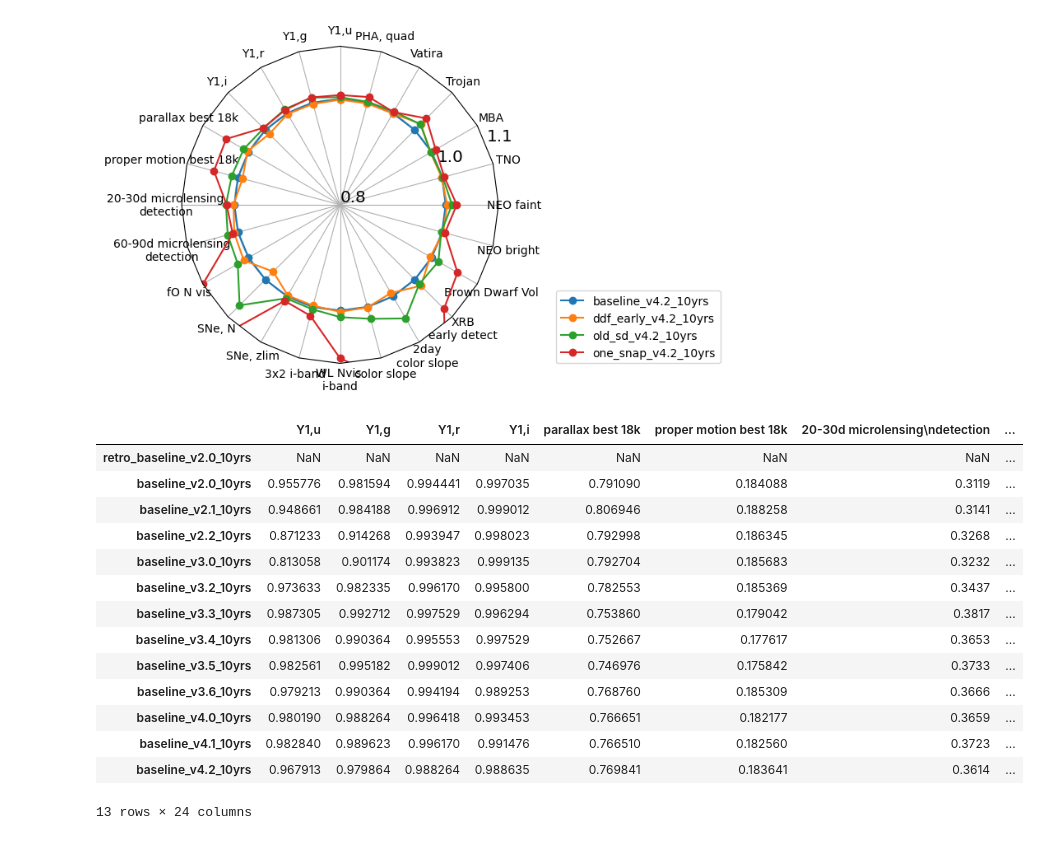
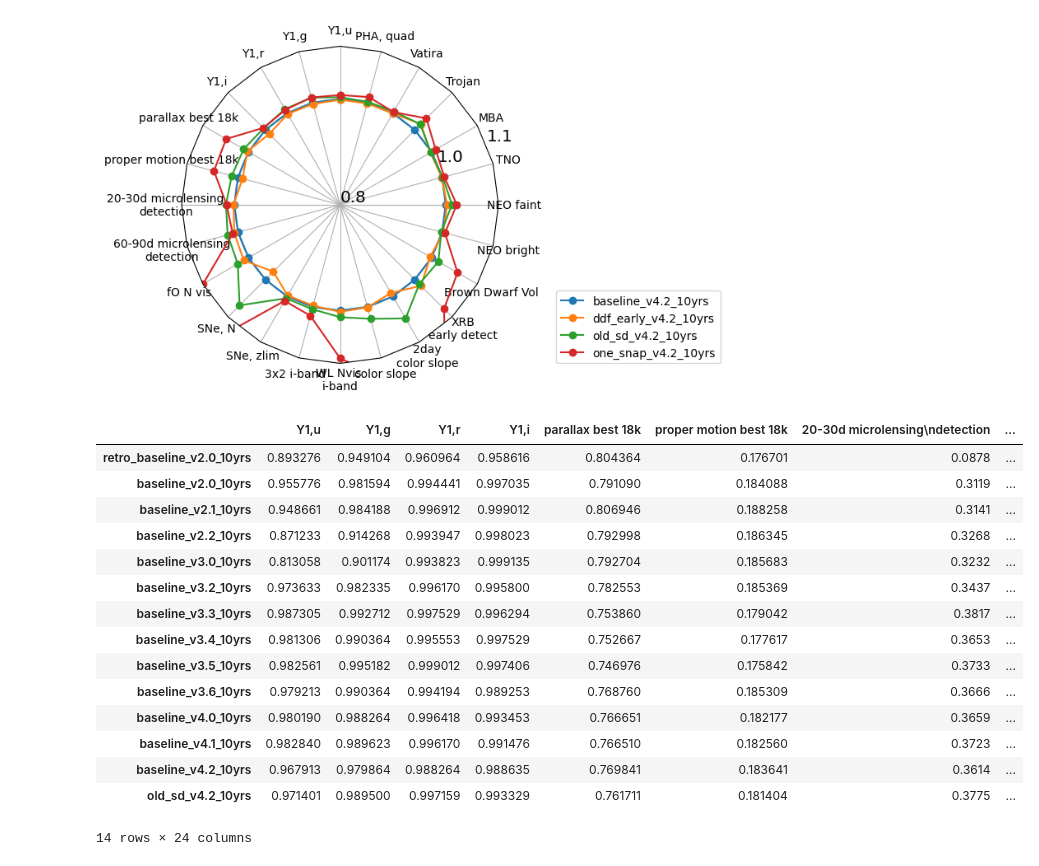
Before and after one commit to lsst-sims/sims_featureScheduler_runs4.2, a Jupyter notebook: maf/quick_look.ipynb, the cells around one changed output. Saved outputs shown, nothing was run; the diff lists cells and outputs as text; code cells hidden in the pictures.

```diff
--- a/maf/quick_look.ipynb
+++ b/maf/quick_look.ipynb
@@ -268,16 +270,16 @@ fig, ax = radar(ndata, legend=True, rgrids=[0.8, 1.0, 1.1], bbox_to_anchor=(1.7,
 # %%
 times = ['retro_baseline_v2.0_10yrs', 'baseline_v2.0_10yrs', 'baseline_v2.1_10yrs', 'baseline_v2.2_10yrs',
         'baseline_v3.0_10yrs',  'baseline_v3.2_10yrs', 'baseline_v3.3_10yrs', 'baseline_v3.4_10yrs',
-          'baseline_v3.5_10yrs', 'baseline_v3.6_10yrs', 'baseline_v4.0_10yrs', 'baseline_v4.1_10yrs', 'baseline_v4.2_10yrs']
+          'baseline_v3.5_10yrs', 'baseline_v3.6_10yrs', 'baseline_v4.0_10yrs', 'baseline_v4.1_10yrs', 'baseline_v4.2_10yrs', "old_sd_v4.2_10yrs"]
 
 sub_data = data.reindex(labels=times)
 sub_ddf = ddf_data.reindex(labels=times)
 sub_mag = mag_data.reindex(labels=times)
 sub_gaps = gaps_data.reindex(labels=times)
 sub_data
 # %% [output]
 |  | Y1,u | Y1,g | Y1,r | Y1,i | parallax best 18k | proper motion best 18k | 20-30d microlensing\ndetection | ... |
-| retro_baseline_v2.0_10yrs | NaN | NaN | NaN | NaN | NaN | NaN | NaN | ... |
+| retro_baseline_v2.0_10yrs | 0.893276 | 0.949104 | 0.960964 | 0.958616 | 0.804364 | 0.176701 | 0.0878 | ... |
 | baseline_v2.0_10yrs | 0.955776 | 0.981594 | 0.994441 | 0.997035 | 0.791090 | 0.184088 | 0.3119 | ... |
 | baseline_v2.1_10yrs | 0.948661 | 0.984188 | 0.996912 | 0.999012 | 0.806946 | 0.188258 | 0.3141 | ... |
 | baseline_v2.2_10yrs | 0.871233 | 0.914268 | 0.993947 | 0.998023 | 0.792998 | 0.186345 | 0.3268 | ... |
@@ -290,7 +292,8 @@ sub_data
 | baseline_v4.0_10yrs | 0.980190 | 0.988264 | 0.996418 | 0.993453 | 0.766651 | 0.182177 | 0.3659 | ... |
 | baseline_v4.1_10yrs | 0.982840 | 0.989623 | 0.996170 | 0.991476 | 0.766510 | 0.182560 | 0.3723 | ... |
 | baseline_v4.2_10yrs | 0.967913 | 0.979864 | 0.988264 | 0.988635 | 0.769841 | 0.183641 | 0.3614 | ... |
+| old_sd_v4.2_10yrs | 0.971401 | 0.989500 | 0.997159 | 0.993329 | 0.761711 | 0.181404 | 0.3775 | ... |
-13 rows × 24 columns
+14 rows × 24 columns
 # %%
 # Rough error bars from weather simulations
 std_dict = {}
```
Also changed, not shown: parts of 5 cells of this notebook.
